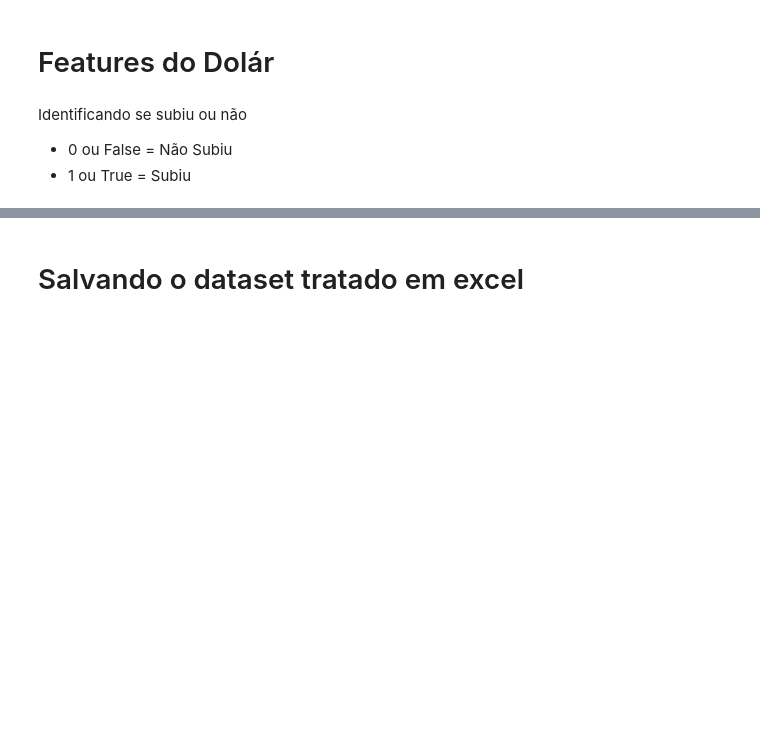
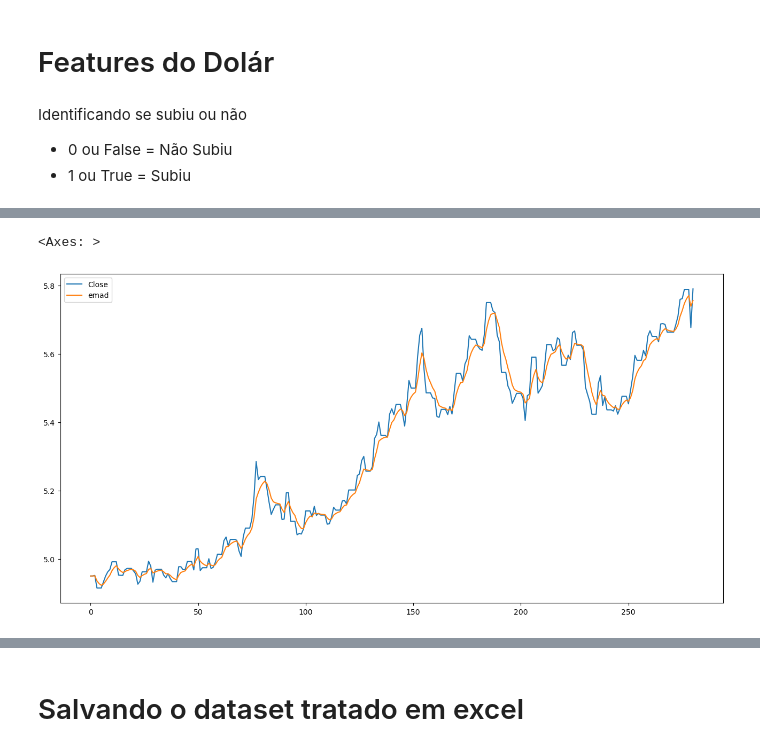
Before and after one commit to Miguelmdcc/Desafio_IA, a Jupyter notebook: Code/mercado.ipynb, the cells around one changed output, grey strips where cells are left out. Saved outputs shown, nothing was run; the diff lists cells and outputs as text; code cells hidden in the pictures; blank space fills up the shorter version.

```diff
--- a/Code/mercado.ipynb
+++ b/Code/mercado.ipynb
@@ -459,0 +474,6 @@ mercado_df
+# %%
+mercado_df[['Close', 'emad']].plot(label='mercado',
+                                  figsize=(16, 8))
+# %% [output]
+<Axes: >
+[figure, added]
```
Also changed, not shown: parts of 13 cells of this notebook, 4 other files.
